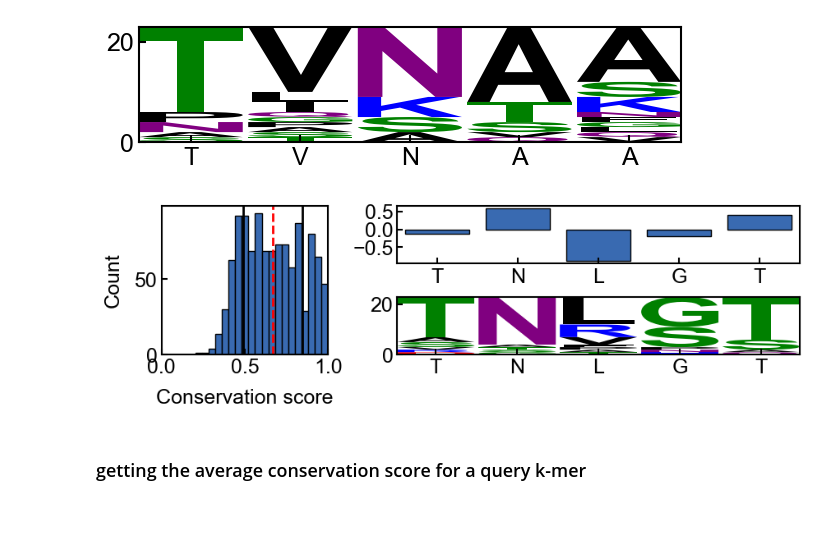
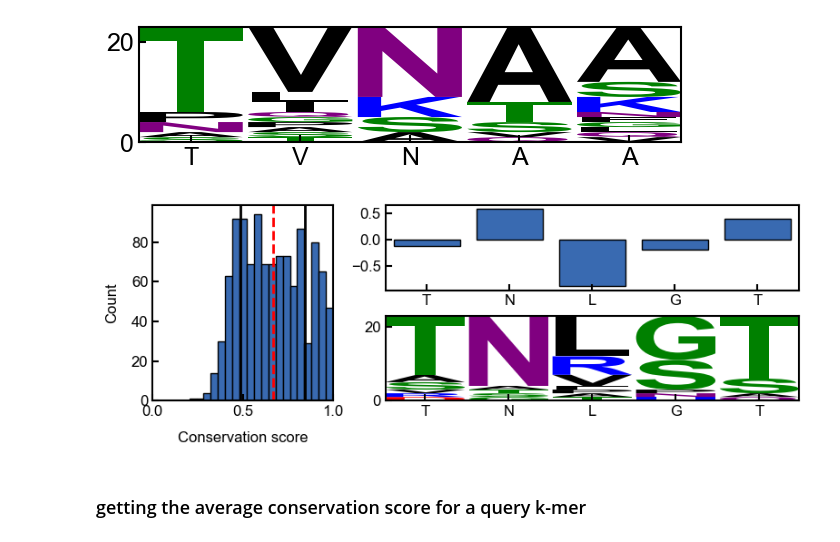
Before and after one commit to jacksonh1/pairk, a Jupyter notebook: demo/demo.ipynb, the cells around one changed output. Drawn from its saved outputs; the diff is of its cells as text; code cells hidden in the pictures; blank space fills up the shorter version.

```diff
--- a/demo/demo.ipynb
+++ b/demo/demo.ipynb
@@ -649,14 +649,15 @@ conservation_results.plot_sequence_logo(k_mer_position, ax=ax)
 <Axes: >
 [figure]
 # %%
+plt.rcParams.update({'font.size': 12})
 fig, axd = conservation_results.plot_conservation_mosaic(
     position=0,
     score_type='z_score',
-    figsize=(9, 3)
+    figsize=(8, 3)
 )
 plt.tight_layout(h_pad=0.5, w_pad=0.5)
 # %% [output]
-[figure, old version]
+[figure, new version]
 # %% [markdown]
 ### getting the average conservation score for a query k-mer
 # %% [markdown]
```
Also changed, not shown: parts of 4 cells of this notebook, 4 other files.
